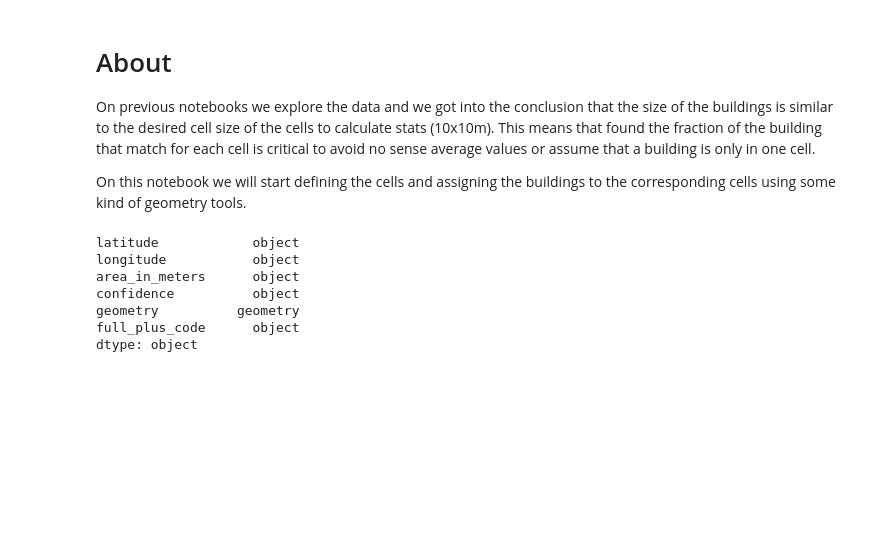
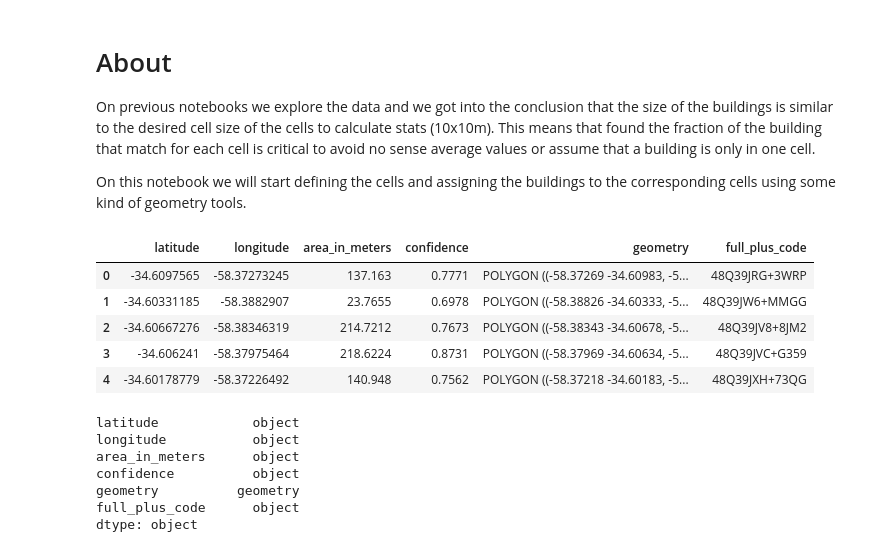
Before and after one commit to IonatanPerez/TECHO-IdeATLAS, a Jupyter notebook: 2-Processing.ipynb, the cells around one changed output. Drawn from its saved outputs; the diff is of its cells as text; code cells hidden in the pictures; blank space fills up the shorter version.

```diff
--- a/2-Preprocessing.ipynb
+++ b/2-Processing.ipynb
@@ -17,15 +17,22 @@ tqdm.pandas()
 # %%
 # We load the testing data that belows to the city center (maybe we need to test later one outside the city center region where the data is not so dense)
 
 data_folder = "Data/"
 filename = "95b_buildings_target.csv"
-filename = "95b_buildings.csv"
+#filename = "95b_buildings.csv"
 
 
 geo_data = gpd.read_file(data_folder + filename)
 geo_data['geometry'] = geo_data['geometry'].progress_apply(wkt.loads)
 gdf = gpd.GeoDataFrame(geo_data, geometry='geometry')
 gdf.head()
+# %% [output]
+|  | latitude | longitude | area_in_meters | confidence | geometry | full_plus_code |
+| 0 | -34.6097565 | -58.37273245 | 137.163 | 0.7771 | POLYGON ((-58.37269 -34.60983, -5... | 48Q39JRG+3WRP |
+| 1 | -34.60331185 | -58.3882907 | 23.7655 | 0.6978 | POLYGON ((-58.38826 -34.60333, -5... | 48Q39JW6+MMGG |
+| 2 | -34.60667276 | -58.38346319 | 214.7212 | 0.7673 | POLYGON ((-58.38343 -34.60678, -5... | 48Q39JV8+8JM2 |
+| 3 | -34.606241 | -58.37975464 | 218.6224 | 0.8731 | POLYGON ((-58.37969 -34.60634, -5... | 48Q39JVC+G359 |
+| 4 | -34.60178779 | -58.37226492 | 140.948 | 0.7562 | POLYGON ((-58.37218 -34.60183, -5... | 48Q39JXH+73QG |
 # %%
 gdf.dtypes # We need to convert the not 'geometry' columns dtypes
 # %% [output]
```
Also changed, not shown: 3 other files.
